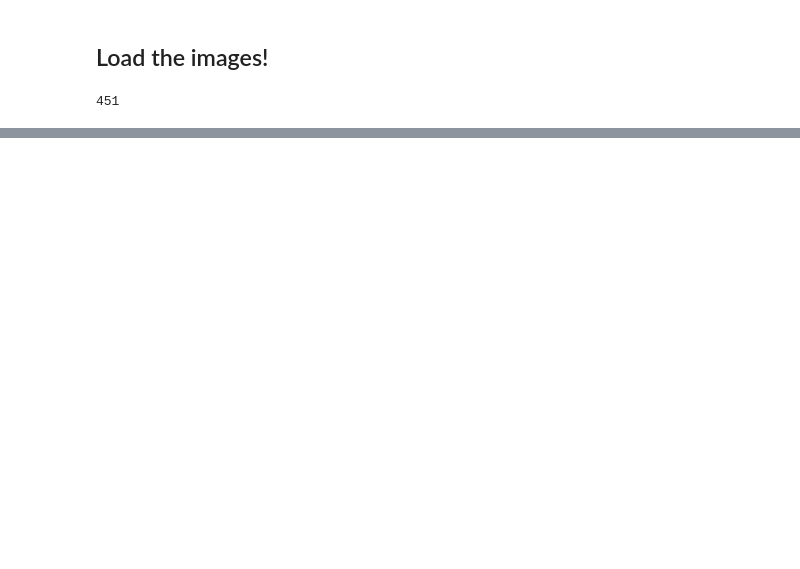
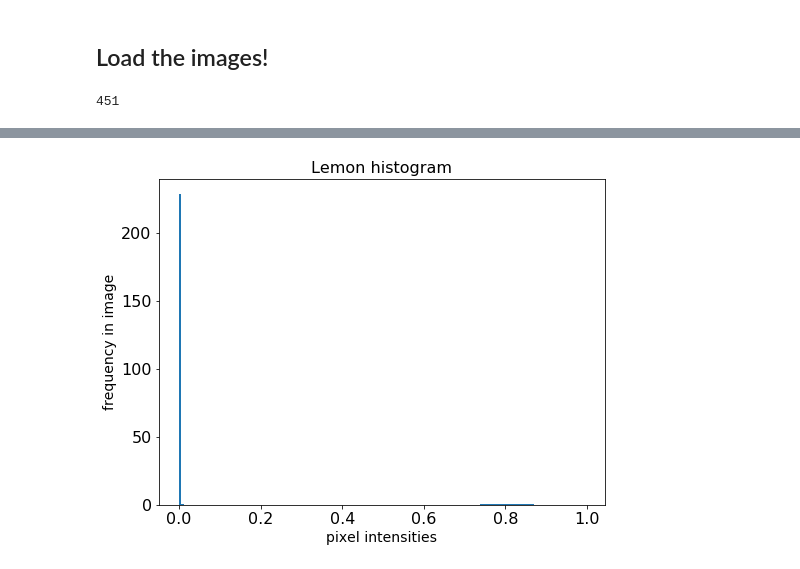
Before and after one commit to csulfrian/lemon-defect-detection, a Jupyter notebook: notebooks/initial-exploration.ipynb, the cells around one changed output, grey strips where cells are left out. Cells and saved outputs as stored; diff of their text form; code cells hidden in the pictures; blank space fills up the shorter version.

```diff
--- a/notebooks/initial-exploration.ipynb
+++ b/notebooks/initial-exploration.ipynb
@@ -115,0 +259,9 @@ FileNotFoundError: No such file: '/home/chris/Dropbox/galvanize/capstones/capsto
+# %%
+fig = plt.figure(figsize=(8, 6))
+ax = fig.add_subplot(111)
+ax.hist(np.ravel(g), bins=256, density=True)
+ax.set_xlabel('pixel intensities', fontsize=14)
+ax.set_ylabel('frequency in image', fontsize=14)
+ax.set_title("Lemon histogram", fontsize=16);
+# %% [output]
+[figure, added]
```
Also changed, not shown: parts of 56 cells of this notebook, 8 other files.
